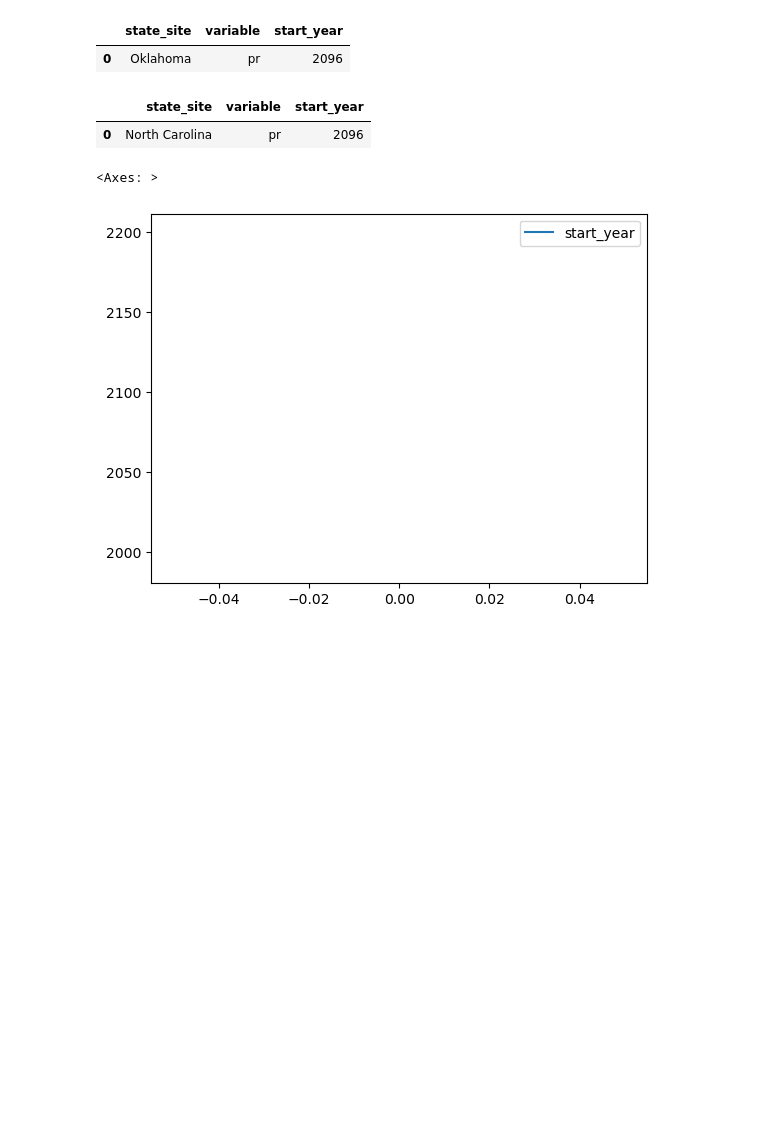
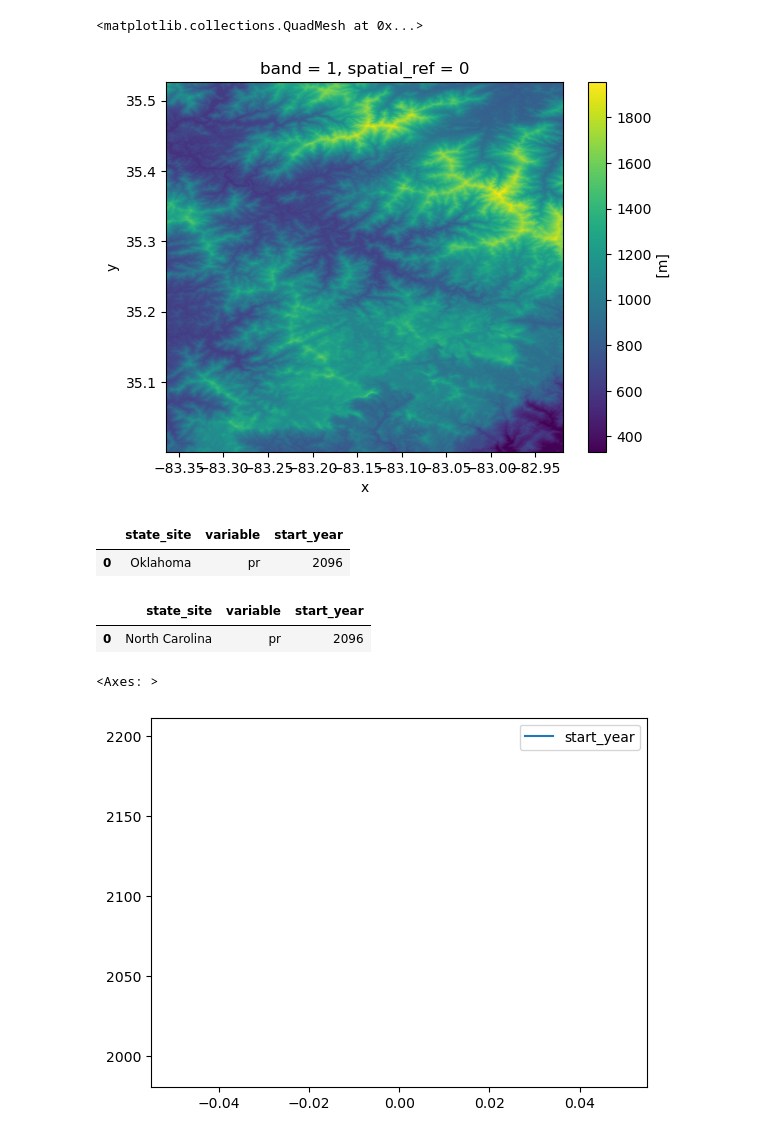
Before and after one commit to BioNCphilic/rivercane, a Jupyter notebook: rivercane_notebooks/rivercane-41-calculations.ipynb, the cells around one changed output. Drawn from its saved outputs; the diff is of its cells as text; code cells hidden in the pictures; blank space fills up the shorter version.

```diff
--- a/rivercane_notebooks/rivercane-41-calculations.ipynb
+++ b/rivercane_notebooks/rivercane-41-calculations.ipynb
@@ -22,3 +27,8 @@ os.makedirs(data_dir, exist_ok=True)
+# %%
+nc_srtm_da.plot()
+# %% [output]
+<matplotlib.collections.QuadMesh at 0x...>
+[figure, added]
 # %%
 # Get climate model info from The Climate Model Intercomparison Project
 # Make coordinates compatible with shapefile for Oklahoma
```
Also changed, not shown: parts of 1 cell of this notebook, 3 other files.
